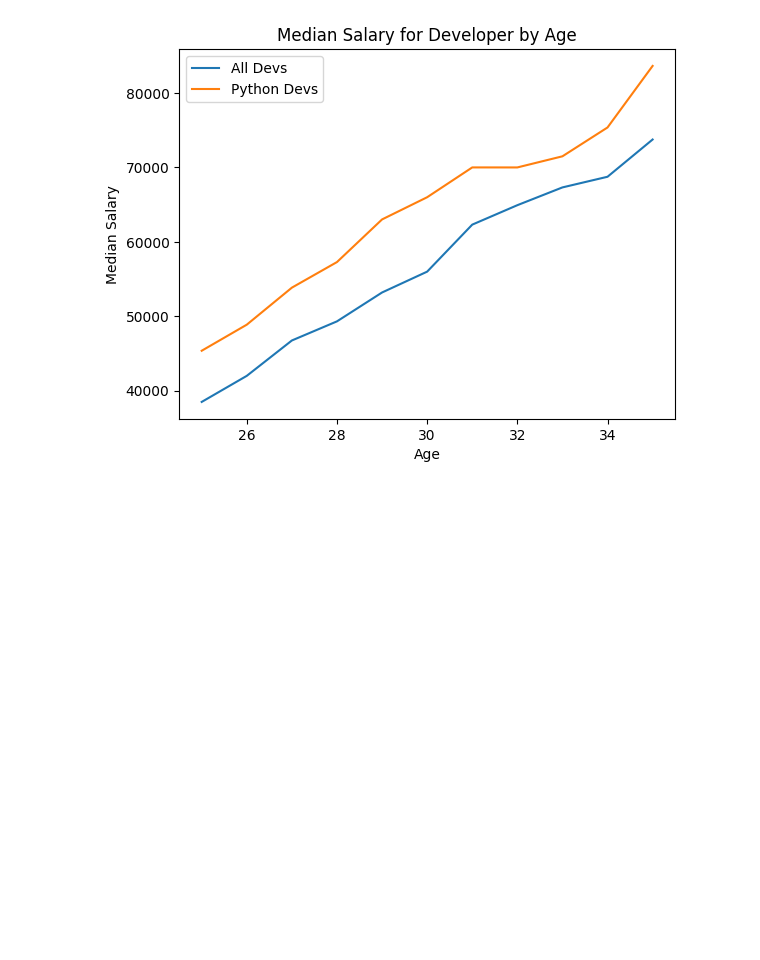
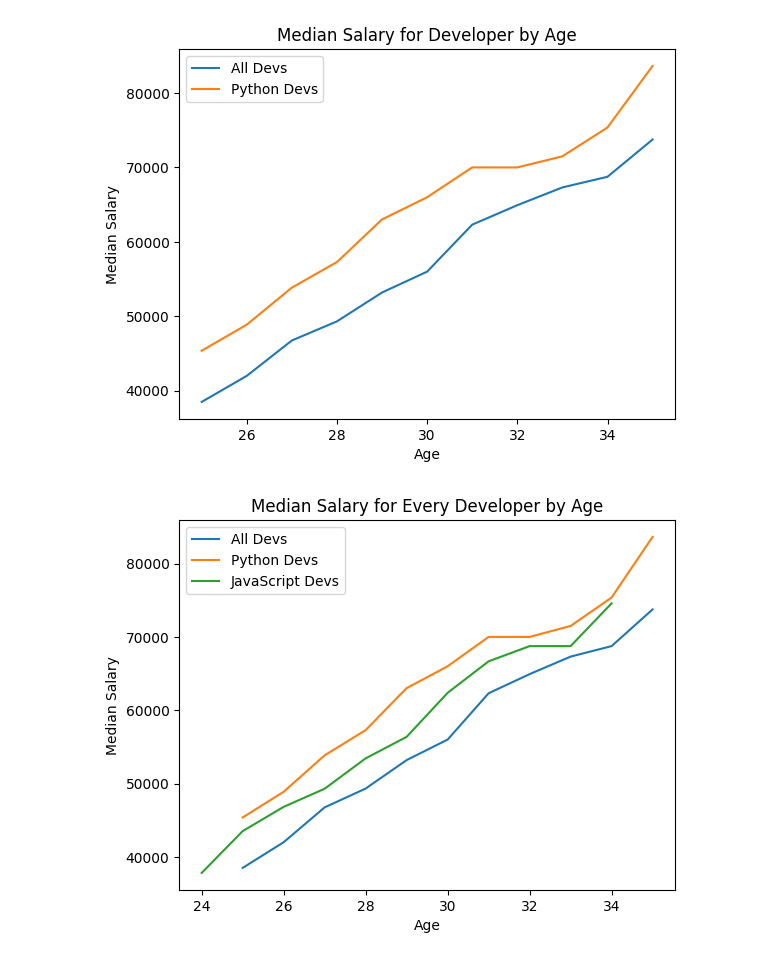
Before and after one commit to pranavdhawale/data-science, a Jupyter notebook: corey-schafer/median-salary.ipynb, the cells around one changed output. Drawn from its saved outputs; the diff is of its cells as text; code cells hidden in the pictures; blank space fills up the shorter version.

Commit message:
use label while plotting the charts so no need to pass any parameters in legend()

```diff
--- a/corey-schafer/median-salary.ipynb
+++ b/corey-schafer/median-salary.ipynb
@@ -58,3 +58,27 @@ plt.legend(["All Devs", "Python Devs"])
 plt.show()
 # %% [output]
 [figure]
+# %%
+# Median JavaScript Developer Salaries by Age
+from cProfile import label
+
+
+js_dev_age = [24, 25, 26, 27, 28, 29, 30, 31, 32, 33, 34]
+js_dev_salary = [37810, 43515, 46823, 49293, 53437,
+            56373, 62375, 66674, 68745, 68746, 74583]
+
+plt.plot(dev_age, dev_salary, label="All Devs")
+plt.plot(py_dev_age, py_dev_salary, label="Python Devs")
+plt.plot(js_dev_age, js_dev_salary, label="JavaScript Devs")
+
+plt.title("Median Salary for Every Developer by Age")
+
+plt.xlabel("Age")
+plt.ylabel("Median Salary")
+
+# Dont need to pass any parameter as we already label every plot inidividually
+plt.legend()
+
+plt.show()
+# %% [output]
+[figure, added]
```
